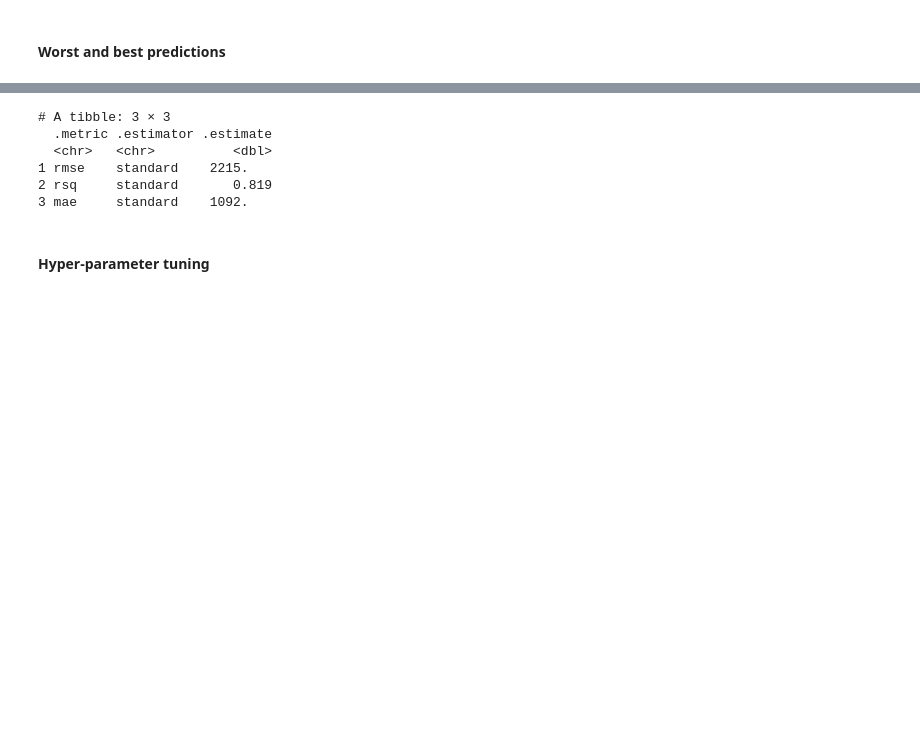
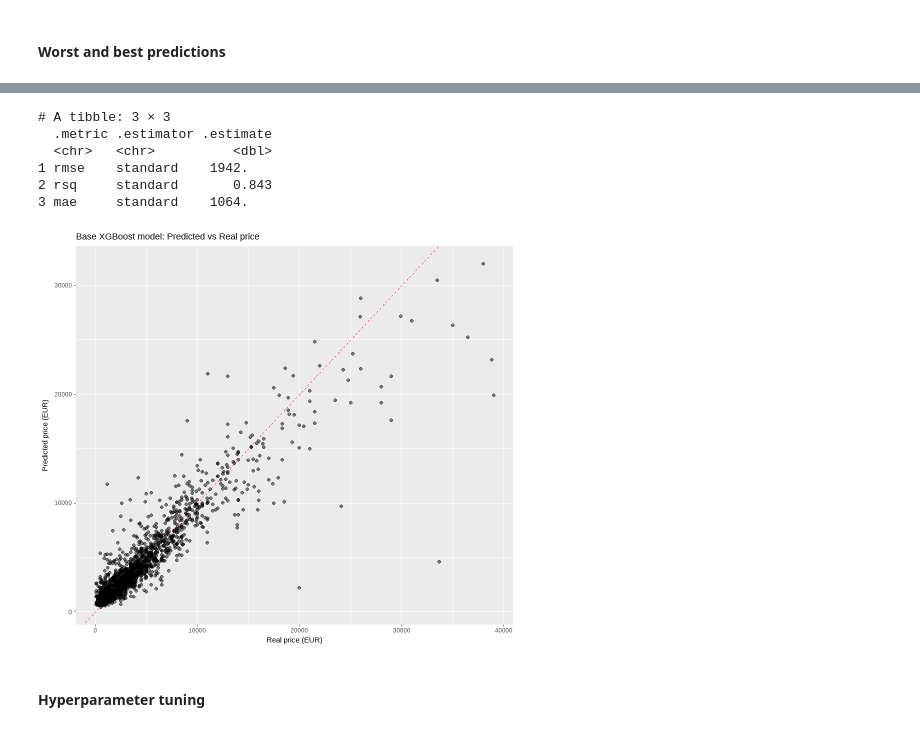
Before and after one commit to balintschmidt22/r_data_mining, a Jupyter notebook: car_sales.ipynb, the cells around one changed output, grey strips where cells are left out. Drawn from its saved outputs; the diff is of its cells as text; code cells hidden in the pictures; blank space fills up the shorter version.

```diff
--- a/car_sales.ipynb
+++ b/car_sales.ipynb
@@ -1000,7 +1073,7 @@ xgb_spec <- boost_tree() %>%
   set_mode("regression")
 
 xgb_workflow <- workflow() %>%
-  add_recipe(recipe_xgb) %>%
+  add_recipe(recipe_price) %>%
   add_model(xgb_spec)
 # %%
 set.seed(123)
@@ -1008,11 +1081,11 @@ set.seed(123)
 xgb_fit <- xgb_workflow %>%
   fit(data = train_data)
 
-results <- test_data %>%
+base_results <- test_data %>%
   select(price_eur) %>%
   bind_cols(predict(xgb_fit, test_data))
 
-metrics_results <- results %>%
+metrics_results <- base_results %>%
   metrics(truth = price_eur, estimate = .pred)
 
 print(metrics_results)
@@ -1020,8 +1093,19 @@ print(metrics_results)
 # A tibble: 3 × 3
   .metric .estimator .estimate
   <chr>   <chr>          <dbl>
-1 rmse    standard    2215.
-2 rsq     standard       0.819
-3 mae     standard    1092.
+1 rmse    standard    1942.
+2 rsq     standard       0.843
+3 mae     standard    1064.
+# %%
+options(repr.plot.width = 8, repr.plot.height = 7)
+
+base_results %>%
+  ggplot(aes(x = price_eur, y = .pred)) +
+  geom_abline(lty = 2, color = "red") +
+  geom_point(alpha = 0.5) +
+  labs(title = "Base XGBoost model: Predicted vs Real price",
+       x = "Real price (EUR)", y = "Predicted price (EUR)")
+# %% [output]
+[figure, added]
 # %% [markdown]
-#### Hyper-parameter tuning
+#### Hyperparameter tuning
```
Also changed, not shown: parts of 45 cells of this notebook.
